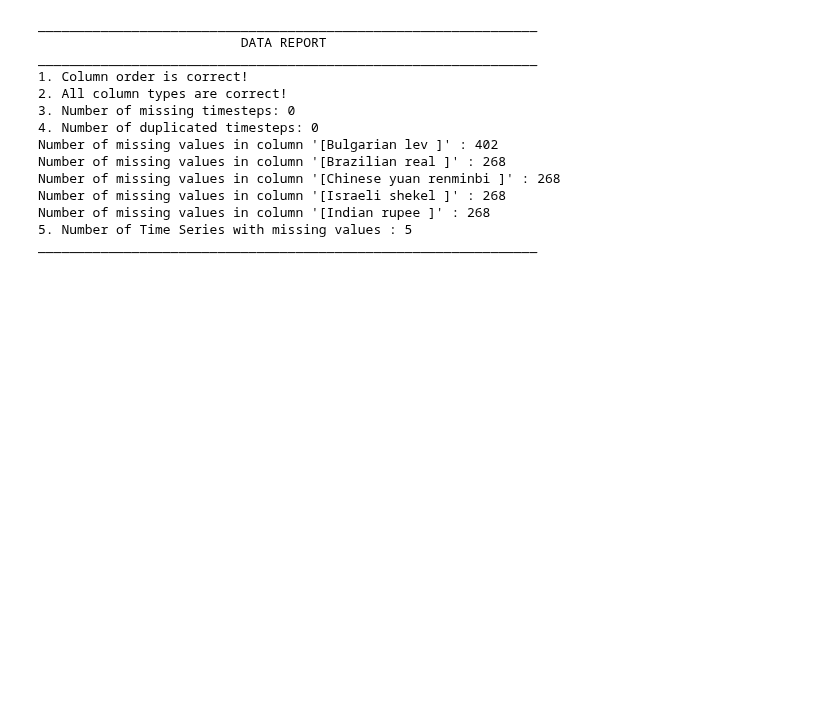
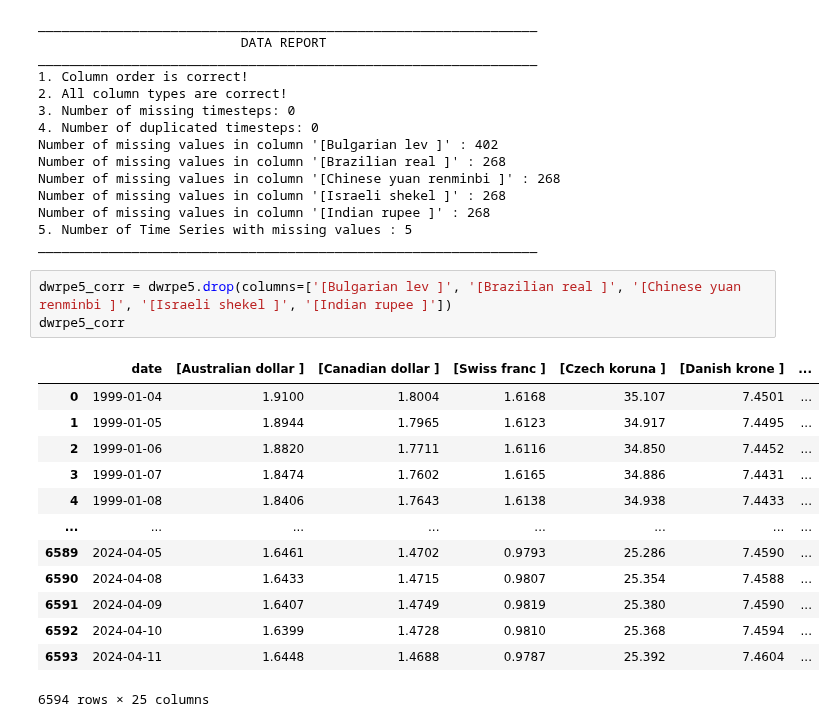
Before and after one commit to MiguelLoureiro98/timecave, a Jupyter notebook: experiments/data_preprocessing.ipynb, the cells around one changed output. Saved outputs shown, nothing was run; the diff lists cells and outputs as text; blank space fills up the shorter version.

```diff
--- a/experiments/data_preprocessing.ipynb
+++ b/experiments/data_preprocessing.ipynb
@@ -585,3 +585,20 @@ Number of missing values in column '[Israeli shekel ]' : 268
 Number of missing values in column '[Indian rupee ]' : 268
 5. Number of Time Series with missing values : 5
 ________________________________________________________________
+# %%
+dwrpe5_corr = dwrpe5.drop(columns=['[Bulgarian lev ]', '[Brazilian real ]', '[Chinese yuan renminbi ]', '[Israeli shekel ]', '[Indian rupee ]'])
+dwrpe5_corr
+# %% [output]
+|  | date | [Australian dollar ] | [Canadian dollar ] | [Swiss franc ] | [Czech koruna ] | [Danish krone ] | ... |
+| 0 | 1999-01-04 | 1.9100 | 1.8004 | 1.6168 | 35.107 | 7.4501 | ... |
+| 1 | 1999-01-05 | 1.8944 | 1.7965 | 1.6123 | 34.917 | 7.4495 | ... |
+| 2 | 1999-01-06 | 1.8820 | 1.7711 | 1.6116 | 34.850 | 7.4452 | ... |
+| 3 | 1999-01-07 | 1.8474 | 1.7602 | 1.6165 | 34.886 | 7.4431 | ... |
+| 4 | 1999-01-08 | 1.8406 | 1.7643 | 1.6138 | 34.938 | 7.4433 | ... |
+| ... | ... | ... | ... | ... | ... | ... | ... |
+| 6589 | 2024-04-05 | 1.6461 | 1.4702 | 0.9793 | 25.286 | 7.4590 | ... |
+| 6590 | 2024-04-08 | 1.6433 | 1.4715 | 0.9807 | 25.354 | 7.4588 | ... |
+| 6591 | 2024-04-09 | 1.6407 | 1.4749 | 0.9819 | 25.380 | 7.4590 | ... |
+| 6592 | 2024-04-10 | 1.6399 | 1.4728 | 0.9810 | 25.368 | 7.4594 | ... |
+| 6593 | 2024-04-11 | 1.6448 | 1.4688 | 0.9787 | 25.392 | 7.4604 | ... |
+6594 rows × 25 columns
```
Also changed, not shown: parts of 2 cells of this notebook, 2 other files.
